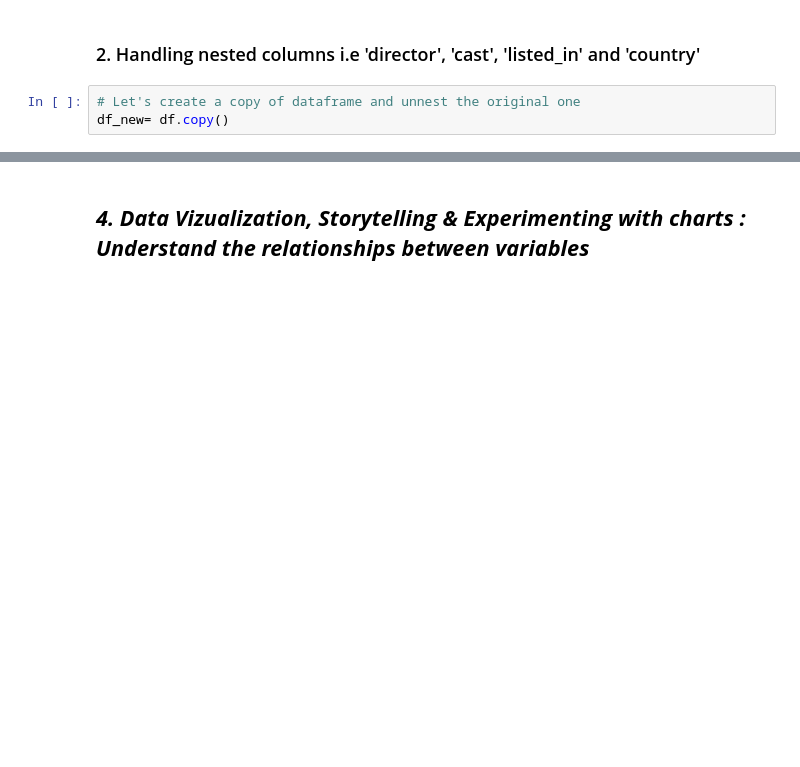
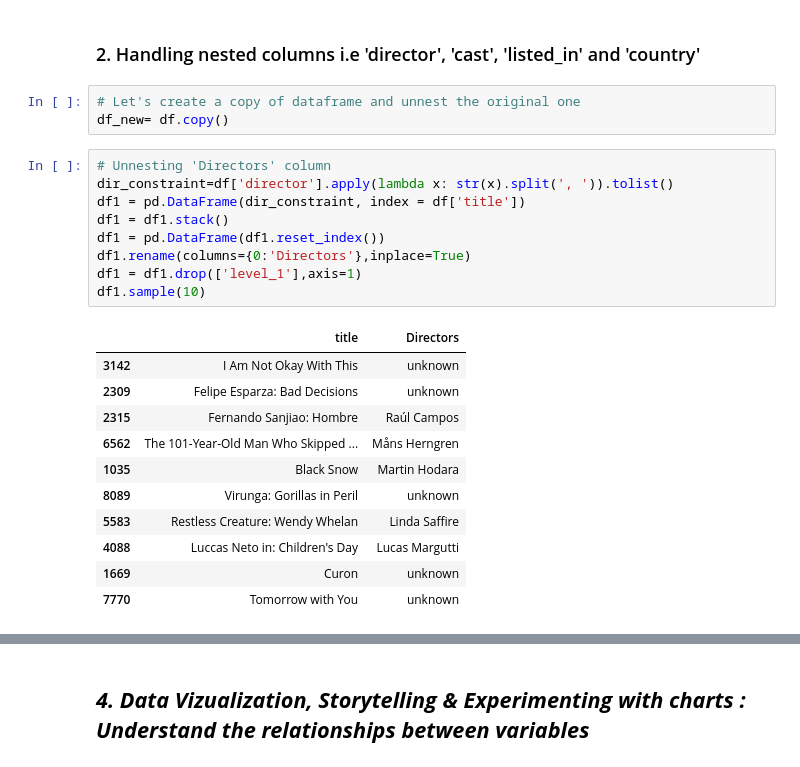
Before and after one commit to Amrit007-droid/Netflix_Movies_And_TvShows_Clustering_, a Jupyter notebook: Amrit_Saikia_Netflix_Movies_And_TvShows_Clustering_.ipynb, the cells around one changed output, grey strips where cells are left out. Drawn from its saved outputs; the diff is of its cells as text; blank space fills up the shorter version.

```diff
--- a/Amrit_Saikia_Netflix_Movies_And_TvShows_Clustering_.ipynb
+++ b/Amrit_Saikia_Netflix_Movies_And_TvShows_Clustering_.ipynb
@@ -514,3 +514,24 @@ dtype: float64%
 # %%
 # Let's create a copy of dataframe and unnest the original one
 df_new= df.copy()
+# %%
+# Unnesting 'Directors' column
+dir_constraint=df['director'].apply(lambda x: str(x).split(', ')).tolist()
+df1 = pd.DataFrame(dir_constraint, index = df['title'])
+df1 = df1.stack()
+df1 = pd.DataFrame(df1.reset_index())
+df1.rename(columns={0:'Directors'},inplace=True)
+df1 = df1.drop(['level_1'],axis=1)
+df1.sample(10)
+# %% [output]
+|  | title | Directors |
+| 3142 | I Am Not Okay With This | unknown |
+| 2309 | Felipe Esparza: Bad Decisions | unknown |
+| 2315 | Fernando Sanjiao: Hombre | Raúl Campos |
+| 6562 | The 101-Year-Old Man Who Skipped ... | Måns Herngren |
+| 1035 | Black Snow | Martin Hodara |
+| 8089 | Virunga: Gorillas in Peril | unknown |
+| 5583 | Restless Creature: Wendy Whelan | Linda Saffire |
+| 4088 | Luccas Neto in: Children's Day | Lucas Margutti |
+| 1669 | Curon | unknown |
+| 7770 | Tomorrow with You | unknown |
```
Also changed, not shown: parts of 13 cells of this notebook.
